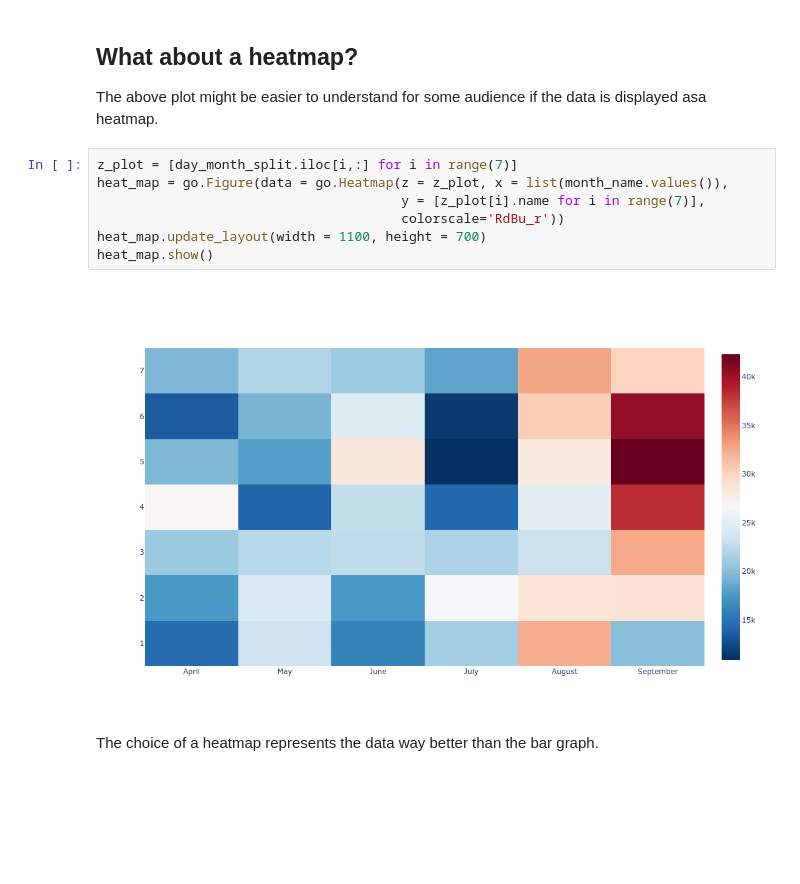
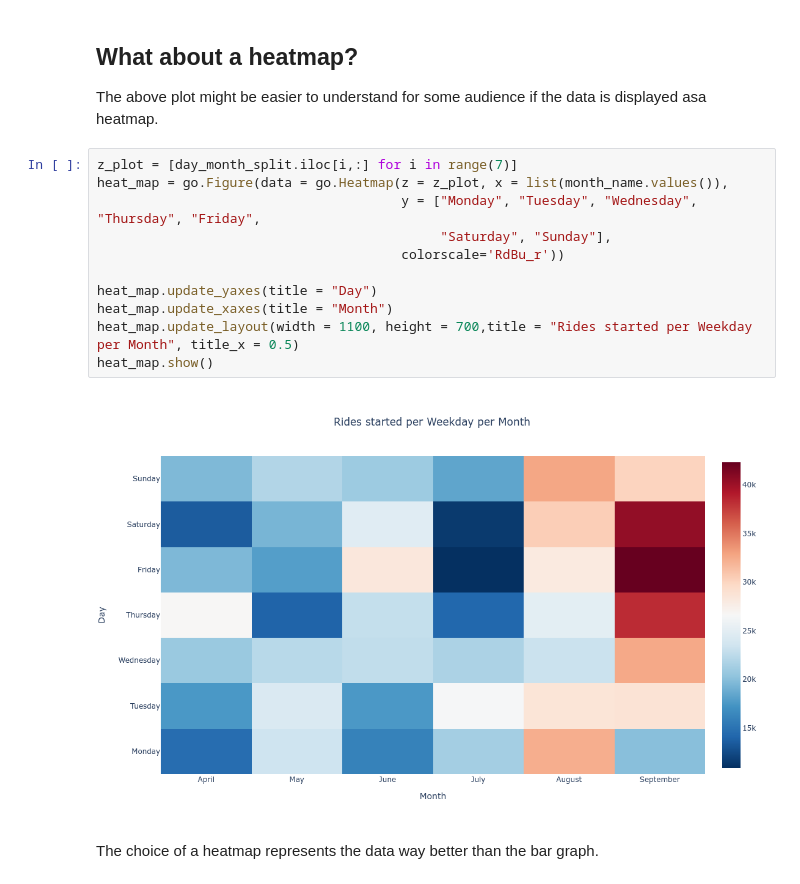
Before and after one commit to FabianBong/Uber-Pick-Ups-In-New-York, a Jupyter notebook: Code/Uber.ipynb, the cells around one changed output. Drawn from its saved outputs; the diff is of its cells as text; blank space fills up the shorter version.

```diff
--- a/Code/Uber.ipynb
+++ b/Code/Uber.ipynb
@@ -159,12 +161,16 @@ The above plot might be easier to understand for some audience if the data is di
 # %%
 z_plot = [day_month_split.iloc[i,:] for i in range(7)]
 heat_map = go.Figure(data = go.Heatmap(z = z_plot, x = list(month_name.values()),
-                                       y = [z_plot[i].name for i in range(7)],
+                                       y = ["Monday", "Tuesday", "Wednesday", "Thursday", "Friday",
+                                            "Saturday", "Sunday"],
                                        colorscale='RdBu_r'))
-heat_map.update_layout(width = 1100, height = 700)
+
+heat_map.update_yaxes(title = "Day")
+heat_map.update_xaxes(title = "Month")
+heat_map.update_layout(width = 1100, height = 700,title = "Rides started per Weekday per Month", title_x = 0.5)
 heat_map.show()
 # %% [output]
-[figure, old version]
+[figure, new version]
 # %% [markdown]
 The choice of a heatmap represents the data way better than the bar graph.
 # %% [markdown]
```
Also changed, not shown: parts of 13 cells of this notebook.
